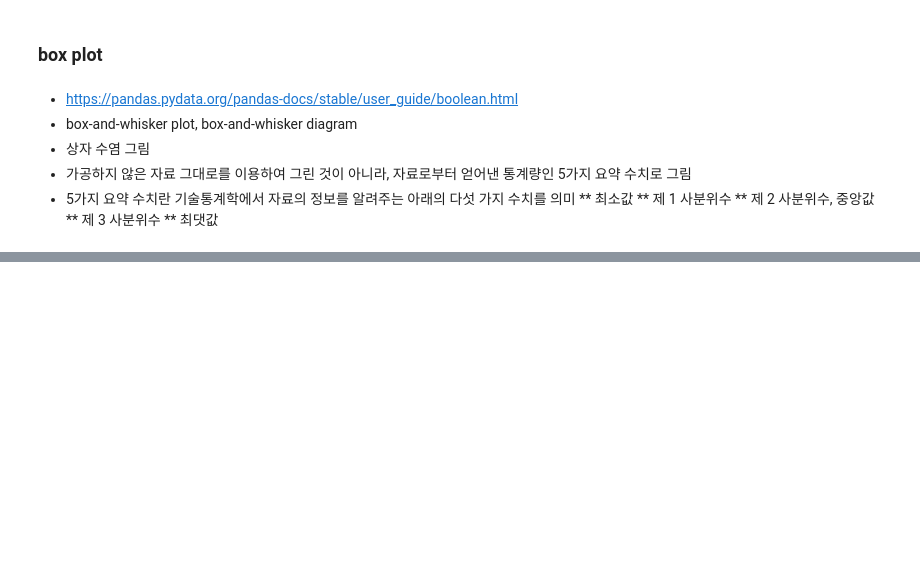
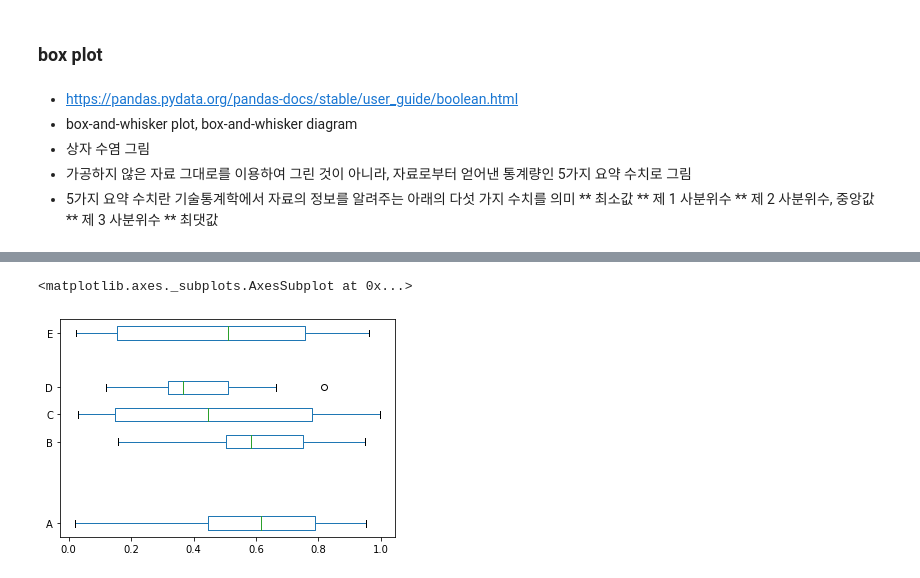
Before and after one commit to anew0m/AStudy_Pandas-basic, a Jupyter notebook: study/11_데이터_시각화_Plotting_기능_활용하기.ipynb, the cells around one changed output, grey strips where cells are left out. Saved outputs shown, nothing was run; the diff lists cells and outputs as text; code cells hidden in the pictures; blank space fills up the shorter version.

```diff
--- a/study/11_데이터_시각화_Plotting_기능_활용하기.ipynb
+++ b/study/11_데이터_시각화_Plotting_기능_활용하기.ipynb
@@ -576,0 +632,5 @@ array([[<matplotlib.axes._subplots.AxesSubplot object at 0x...>,
+# %%
+df.plot.box(vert=False, positions=[1, 4, 5, 6, 8])
+# %% [output]
+<matplotlib.axes._subplots.AxesSubplot at 0x...>
+[figure, added]
```
Also changed, not shown: parts of 15 cells of this notebook.
